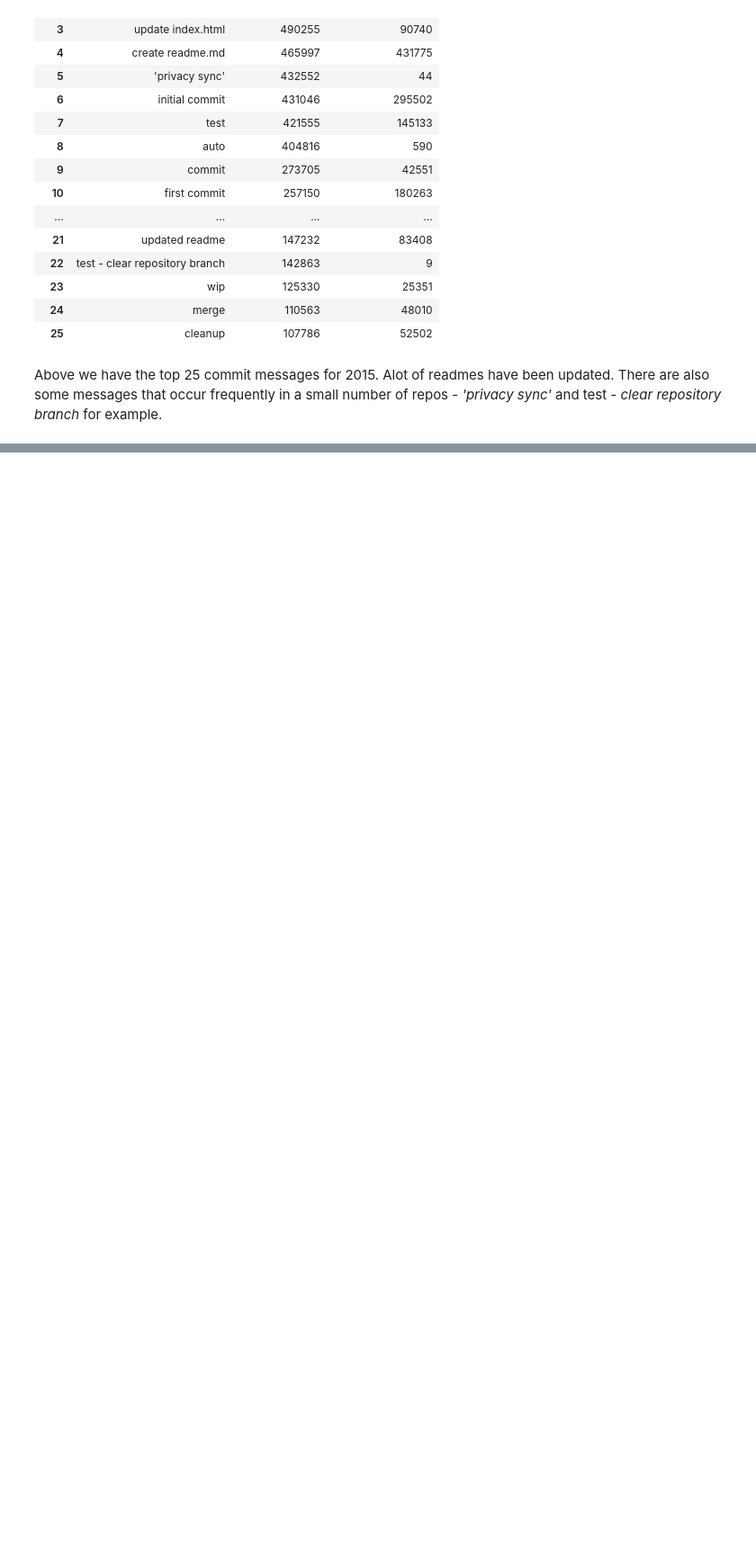
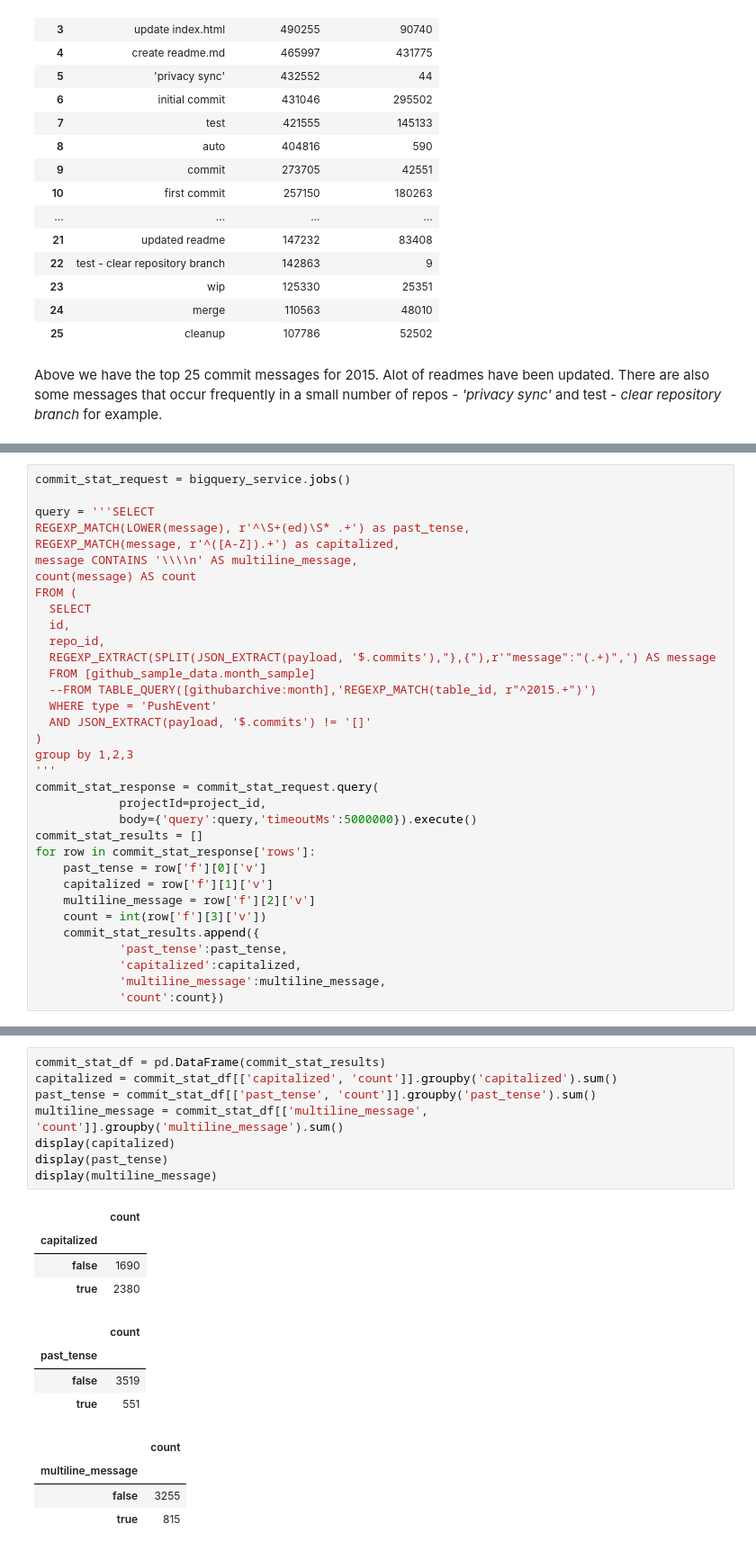
Before and after one commit to aplucche/github_data, a Jupyter notebook: github_data.ipynb, the cells around one changed output, grey strips where cells are left out. Shown: that part at 90% size. Saved outputs shown, nothing was run; the diff lists cells and outputs as text; blank space fills up the shorter version.

```diff
--- a/github_data.ipynb
+++ b/github_data.ipynb
@@ -154,0 +154,34 @@ Above we have the top 25 commit messages for 2015.  Alot of readmes have been up
+# %%
+commit_stat_request = bigquery_service.jobs()
+
+query = '''SELECT
+REGEXP_MATCH(LOWER(message), r'^\S+(ed)\S* .+') as past_tense,
+REGEXP_MATCH(message, r'^([A-Z]).+') as capitalized,
+message CONTAINS '\\\\n' AS multiline_message,
+count(message) AS count
+FROM (
+  SELECT
+  id,
+  repo_id,
+  REGEXP_EXTRACT(SPLIT(JSON_EXTRACT(payload, '$.commits'),"},{"),r'"message":"(.+)",') AS message
+  FROM [github_sample_data.month_sample]
+  --FROM TABLE_QUERY([githubarchive:month],'REGEXP_MATCH(table_id, r"^2015.+")')
+  WHERE type = 'PushEvent'
+  AND JSON_EXTRACT(payload, '$.commits') != '[]'
+)
+group by 1,2,3
+'''
+commit_stat_response = commit_stat_request.query(
+            projectId=project_id,
+            body={'query':query,'timeoutMs':5000000}).execute()
+commit_stat_results = []
+for row in commit_stat_response['rows']:
+    past_tense = row['f'][0]['v']
+    capitalized = row['f'][1]['v']
+    multiline_message = row['f'][2]['v']
+    count = int(row['f'][3]['v'])
+    commit_stat_results.append({
+            'past_tense':past_tense,
+            'capitalized':capitalized,
+            'multiline_message':multiline_message,
+            'count':count})
@@ -154,0 +196,21 @@ Above we have the top 25 commit messages for 2015.  Alot of readmes have been up
+# %%
+commit_stat_df = pd.DataFrame(commit_stat_results)
+capitalized = commit_stat_df[['capitalized', 'count']].groupby('capitalized').sum()
+past_tense = commit_stat_df[['past_tense', 'count']].groupby('past_tense').sum()
+multiline_message = commit_stat_df[['multiline_message', 'count']].groupby('multiline_message').sum()
+display(capitalized)
+display(past_tense)
+display(multiline_message)
+# %% [output]
+|  | count |
+| capitalized |  |
+| false | 1690 |
+| true | 2380 |
+|  | count |
+| past_tense |  |
+| false | 3519 |
+| true | 551 |
+|  | count |
+| multiline_message |  |
+| false | 3255 |
+| true | 815 |
```
Also changed, not shown: parts of 5 cells of this notebook.
